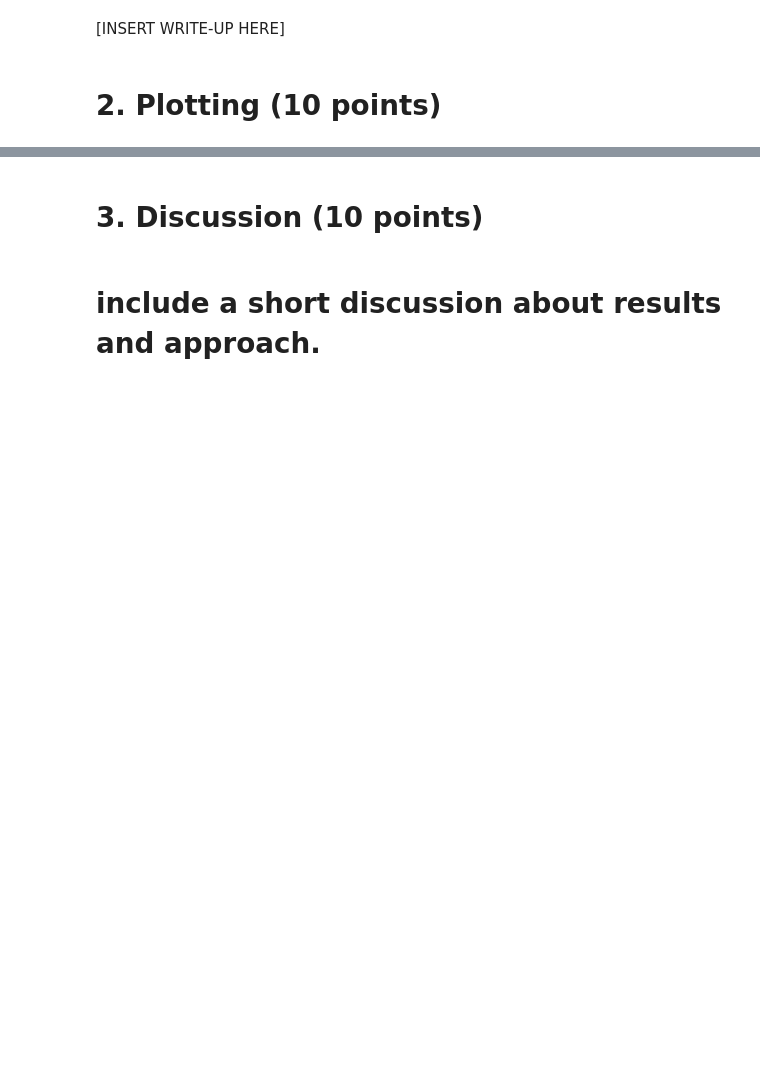
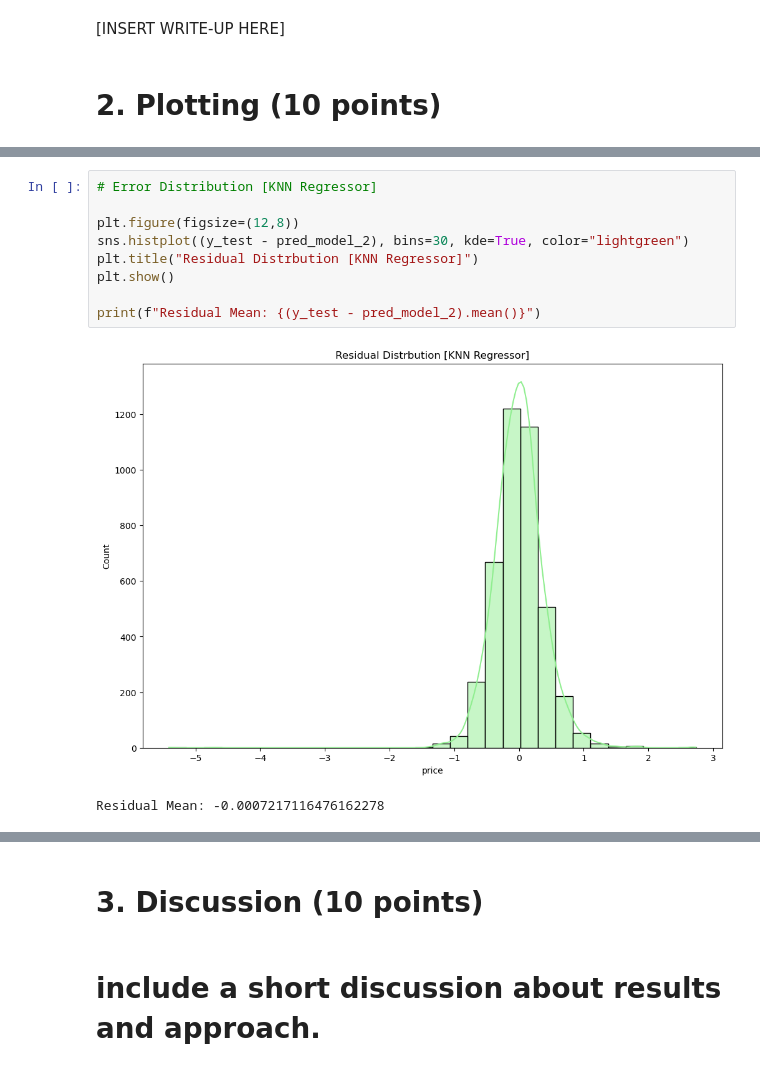
Before and after one commit to Willnguyen02/CS235F_HW2, a Jupyter notebook: CS235_HW2_Nguyen_William.ipynb, the cells around one changed output, grey strips where cells are left out. Saved outputs shown, nothing was run; the diff lists cells and outputs as text; blank space fills up the shorter version.

```diff
--- a/CS235_HW2_Nguyen_William.ipynb
+++ b/CS235_HW2_Nguyen_William.ipynb
@@ -1090,0 +1101,12 @@ plt.show()
+# %%
+# Error Distribution [KNN Regressor]
+
+plt.figure(figsize=(12,8))
+sns.histplot((y_test - pred_model_2), bins=30, kde=True, color="lightgreen")
+plt.title("Residual Distrbution [KNN Regressor]")
+plt.show()
+
+print(f"Residual Mean: {(y_test - pred_model_2).mean()}")
+# %% [output]
+[figure, added]
+Residual Mean: -0.0007217116476162278
```
Also changed, not shown: parts of 15 cells of this notebook.
